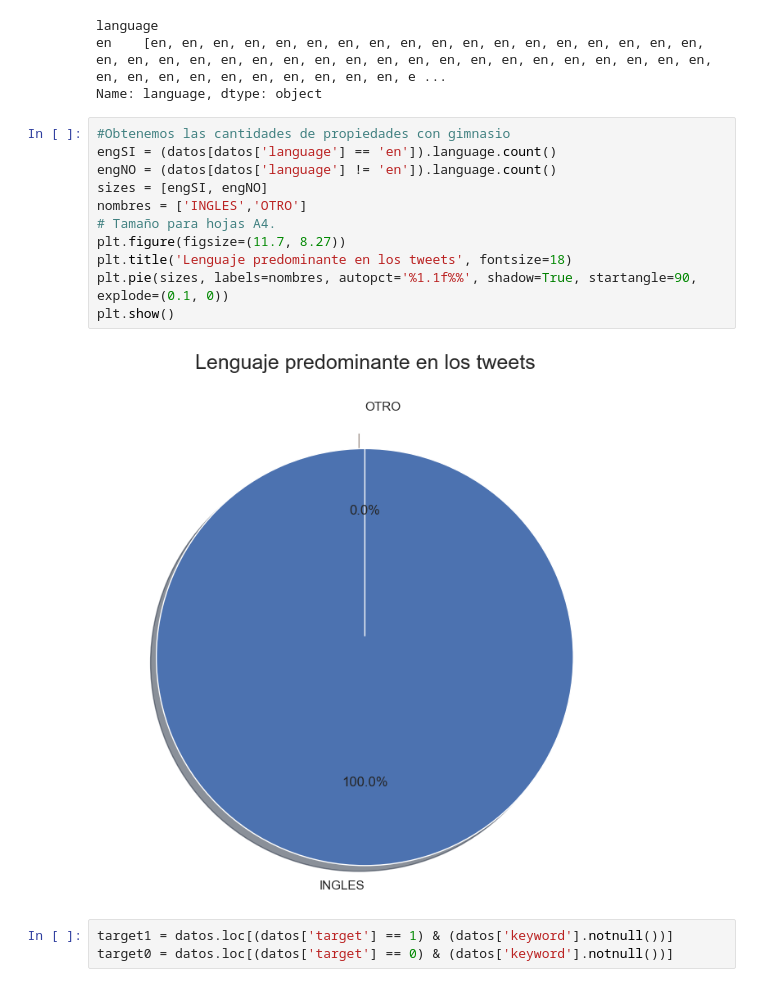
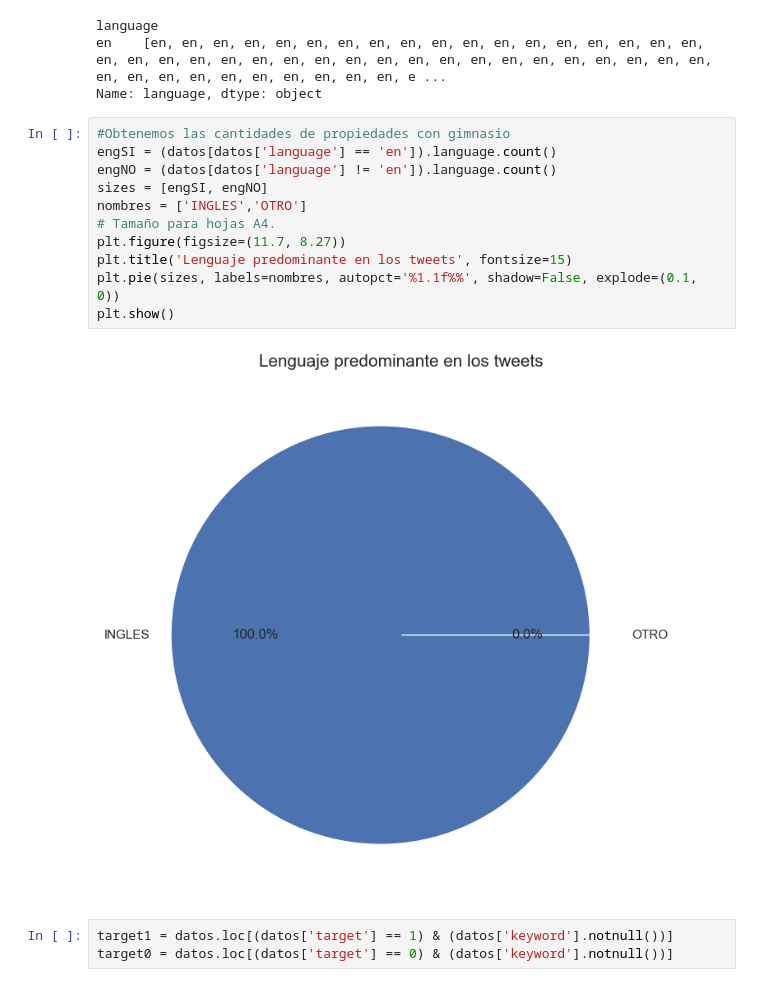
Before and after one commit to patopizzini/Organizacion_Datos_1C2020, a Jupyter notebook: TP1/TP1_Andres.ipynb, the cells around one changed output. Saved outputs shown, nothing was run; the diff lists cells and outputs as text.

```diff
--- a/TP1/TP1_Andres.ipynb
+++ b/TP1/TP1_Andres.ipynb
@@ -112,16 +112,16 @@ Name: language, dtype: object
 # %%
 #Obtenemos las cantidades de propiedades con gimnasio
 engSI = (datos[datos['language'] == 'en']).language.count()
 engNO = (datos[datos['language'] != 'en']).language.count()
 sizes = [engSI, engNO]
 nombres = ['INGLES','OTRO']
 # Tamaño para hojas A4.
 plt.figure(figsize=(11.7, 8.27))
-plt.title('Lenguaje predominante en los tweets', fontsize=18)
-plt.pie(sizes, labels=nombres, autopct='%1.1f%%', shadow=True, startangle=90, explode=(0.1, 0))
+plt.title('Lenguaje predominante en los tweets', fontsize=15)
+plt.pie(sizes, labels=nombres, autopct='%1.1f%%', shadow=False, explode=(0.1, 0))
 plt.show()
 # %% [output]
-[figure, old version]
+[figure, new version]
 # %%
 target1 = datos.loc[(datos['target'] == 1) & (datos['keyword'].notnull())]
 target0 = datos.loc[(datos['target'] == 0) & (datos['keyword'].notnull())]
```
